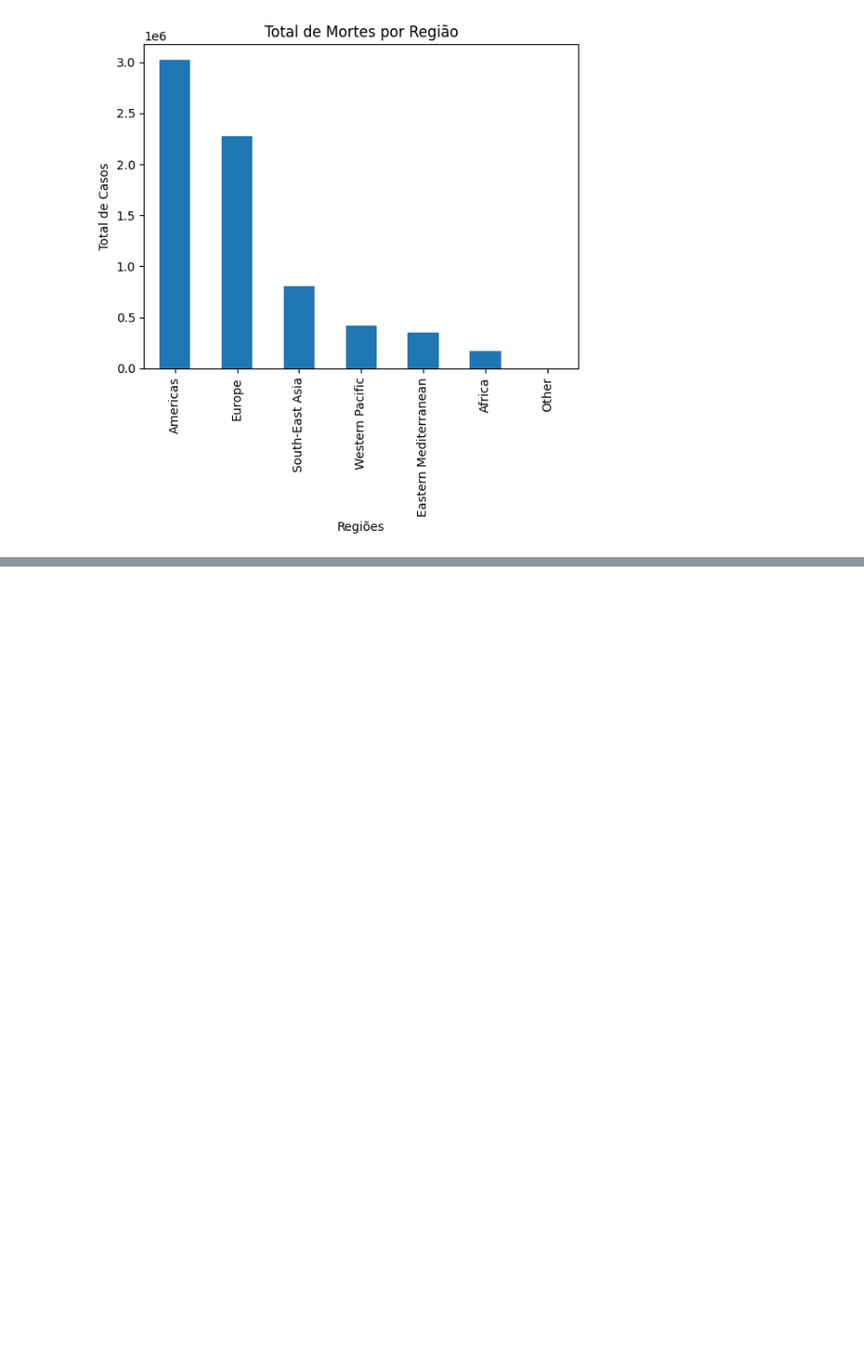
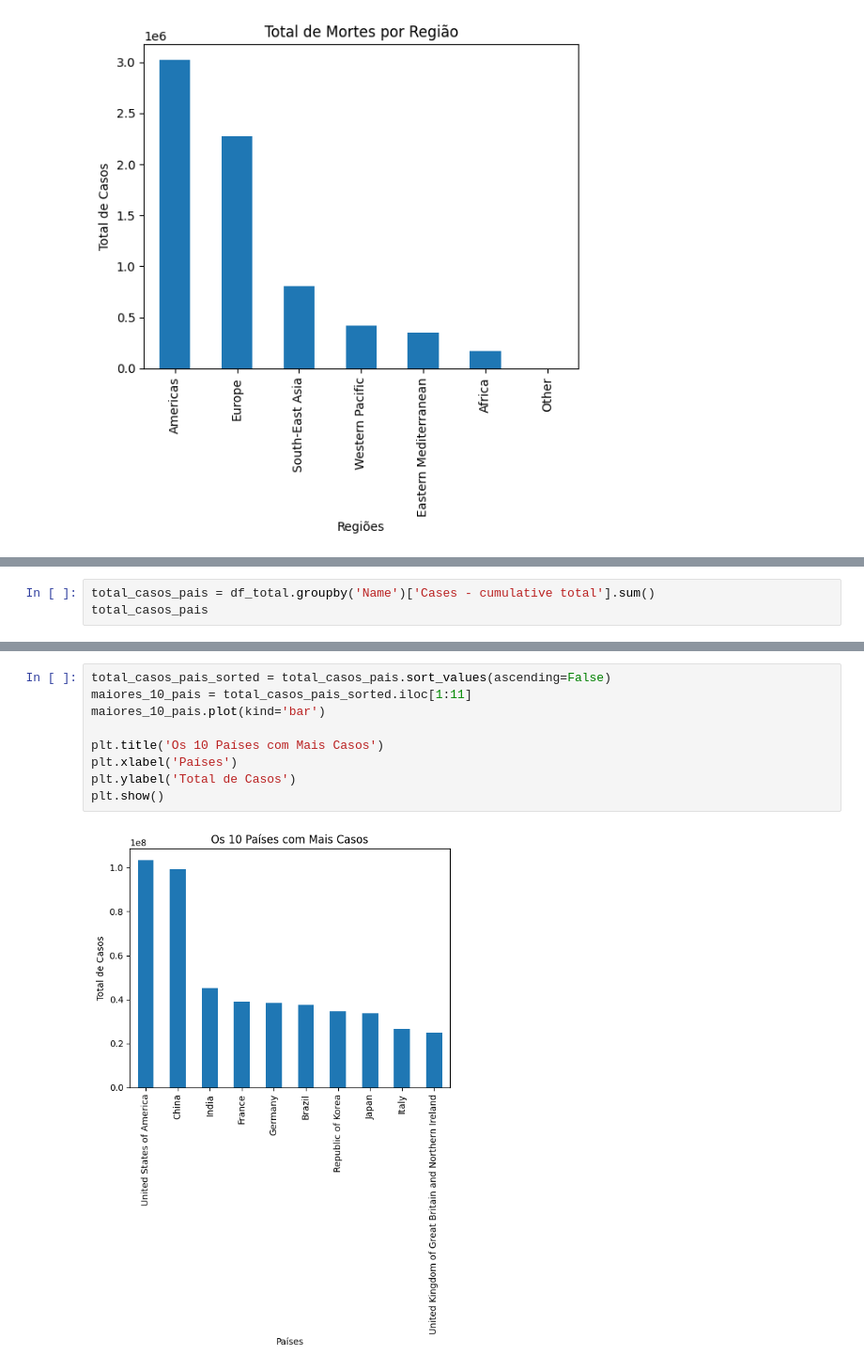
Before and after one commit to GuilhermeAugustox/COVID-DailyAnalysis-2020-2024, a Jupyter notebook: Analise.ipynb, the cells around one changed output, grey strips where cells are left out. Shown: that part at 94% size. Saved outputs shown, nothing was run; the diff lists cells and outputs as text; blank space fills up the shorter version.

```diff
--- a/Analise.ipynb
+++ b/Analise.ipynb
@@ -334,0 +342,3 @@ plt.show()
+# %%
+total_casos_pais = df_total.groupby('Name')['Cases - cumulative total'].sum()
+total_casos_pais
@@ -334,0 +359,11 @@ plt.show()
+# %%
+total_casos_pais_sorted = total_casos_pais.sort_values(ascending=False)
+maiores_10_pais = total_casos_pais_sorted.iloc[1:11]
+maiores_10_pais.plot(kind='bar')
+
+plt.title('Os 10 Países com Mais Casos')
+plt.xlabel('Países')
+plt.ylabel('Total de Casos')
+plt.show()
+# %% [output]
+[figure, added]
```
Also changed, not shown: parts of 11 cells of this notebook, 1 other file.
